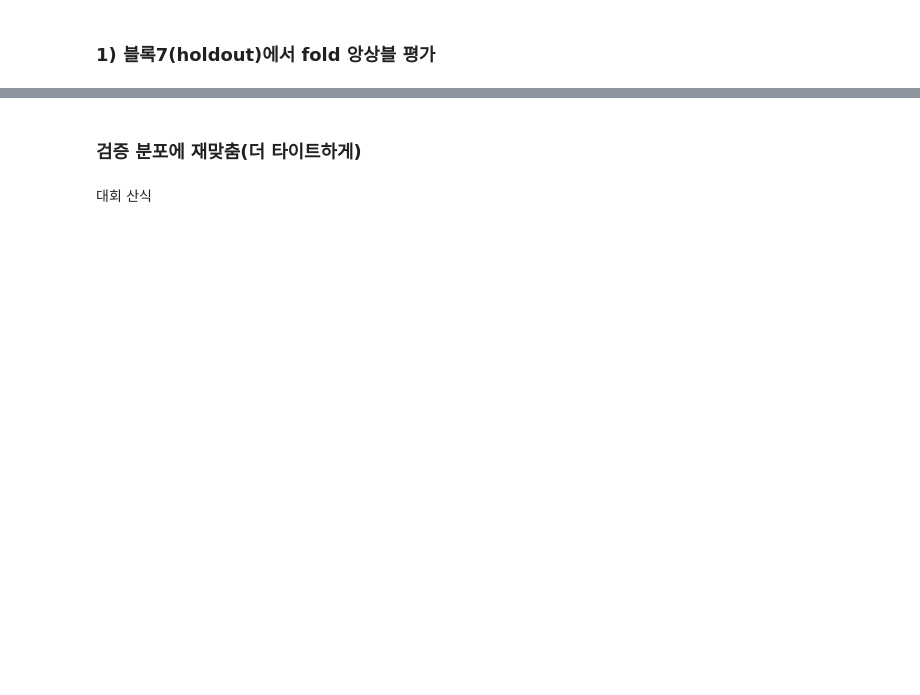
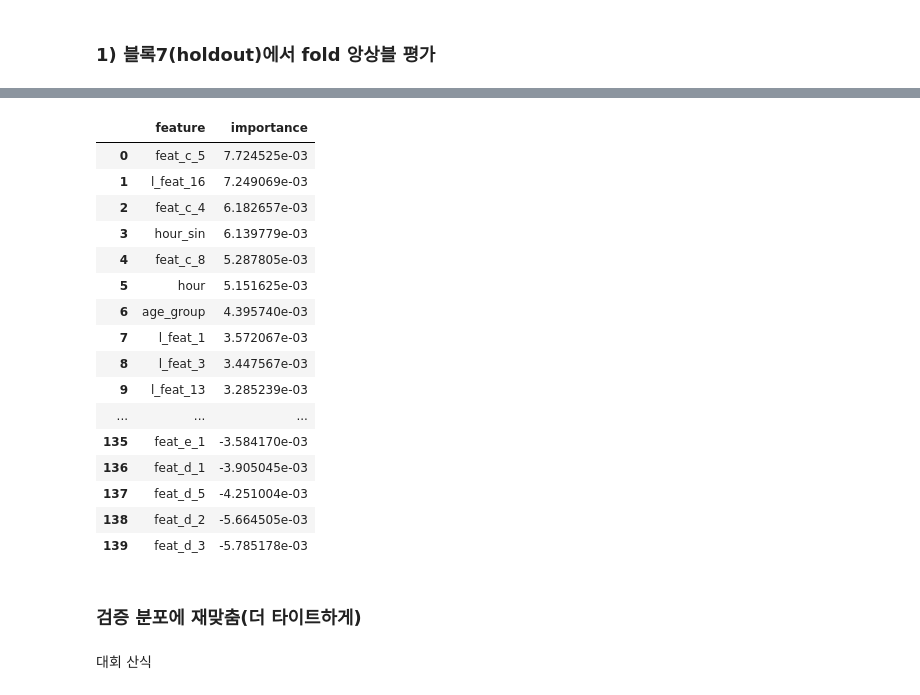
Before and after one commit to jiyoungeeeeeeeeeeeeeeeeeeeee/-Toss-CTR, a Jupyter notebook: real_test_of_DeepFM.ipynb, the cells around one changed output, grey strips where cells are left out. Saved outputs shown, nothing was run; the diff lists cells and outputs as text; code cells hidden in the pictures; blank space fills up the shorter version.

```diff
--- a/real_test_of_DeepFM.ipynb
+++ b/real_test_of_DeepFM.ipynb
@@ -1028,11 +1291,10 @@ for name in feature_names:
         test_model_input[name]  = np.asarray(seq_te_len, dtype=np.int32)
         valid_model_input[name] = np.asarray(seq_va_len, dtype=np.int32)
 
-
-    elif name in hash_names:
-        train_model_input[name] = sparse_tr[name].to_numpy(dtype=np.int32)
-        test_model_input[name]  = sparse_te[name].to_numpy(dtype=np.int32)
-        valid_model_input[name] = sparse_va[name].to_numpy(dtype=np.int32)
+    # elif name in hash_names:
+    #     train_model_input[name] = sparse_tr[name].to_numpy(dtype=np.int32)
+    #     test_model_input[name]  = sparse_te[name].to_numpy(dtype=np.int32)
+    #     valid_model_input[name] = sparse_va[name].to_numpy(dtype=np.int32)
 
     elif name in fixed_names:
         train_model_input[name] = sparse_tr[name].to_numpy(dtype=np.int32)
@@ -1181,9 +1443,9 @@ Inventory 단위 그룹 KFold면 충분한가?
 # %%
 # ==== HARD-CODED PARAMS ====
-L2_EMB   = 1e-6
-L2_LIN   = 1e-7
+L2_EMB   = 3e-6
+L2_LIN   = 1e-6
 DROPOUT  = 0.2
-HIDDEN   = (256, 128, 64)   # tuple 고정
+HIDDEN   = (256, 128)
 LR       = 1e-3
 BS_TRAIN = 512
 EPOCHS   = 7
@@ -1261,6 +1521,7 @@ def build_deepfm():
         l2_reg_linear=L2_LIN,
         dnn_hidden_units=HIDDEN,
         dnn_dropout=DROPOUT,
+        dnn_use_bn=True
     )
     opt = tf.keras.optimizers.Adam(learning_rate=LR)
 
@@ -1293,10 +1554,10 @@ for fold, (tr_idx_rel, va_idx_rel) in enumerate(cv.split(X=grp_1_6, y=y_1_6, gro
 
     callbacks = [
     tf.keras.callbacks.EarlyStopping(
-        monitor="val_loss", mode="min", patience=1, restore_best_weights=True
+        monitor="val_loss", mode="min", patience=2, restore_best_weights=True
     ),
     tf.keras.callbacks.ReduceLROnPlateau(
-        monitor="val_loss", mode="min", factor=0.5, patience=1, min_lr=1e-6
+        monitor="val_loss", mode="min", factor=0.5, patience=2, min_lr=1e-6
     ),
 ]
 
@@ -1568,3 +1765,27 @@ Epoch 7/7
+# %%
+pd.set_option('display.max_rows', None)
+
+imp_df = pd.DataFrame(list(imp_logloss.items()), columns=['feature', 'importance'])
+
+display(imp_df)
+# %% [output]
+|  | feature | importance |
+| 0 | feat_c_5 | 7.724525e-03 |
+| 1 | l_feat_16 | 7.249069e-03 |
+| 2 | feat_c_4 | 6.182657e-03 |
+| 3 | hour_sin | 6.139779e-03 |
+| 4 | feat_c_8 | 5.287805e-03 |
+| 5 | hour | 5.151625e-03 |
+| 6 | age_group | 4.395740e-03 |
+| 7 | l_feat_1 | 3.572067e-03 |
+| 8 | l_feat_3 | 3.447567e-03 |
+| 9 | l_feat_13 | 3.285239e-03 |
+| ... | ... | ... |
+| 135 | feat_e_1 | -3.584170e-03 |
+| 136 | feat_d_1 | -3.905045e-03 |
+| 137 | feat_d_5 | -4.251004e-03 |
+| 138 | feat_d_2 | -5.664505e-03 |
+| 139 | feat_d_3 | -5.785178e-03 |
 # %% [markdown]
 ### 검증 분포에 재맞춤(더 타이트하게)
 # %%
```
Also changed, not shown: parts of 41 cells of this notebook.
